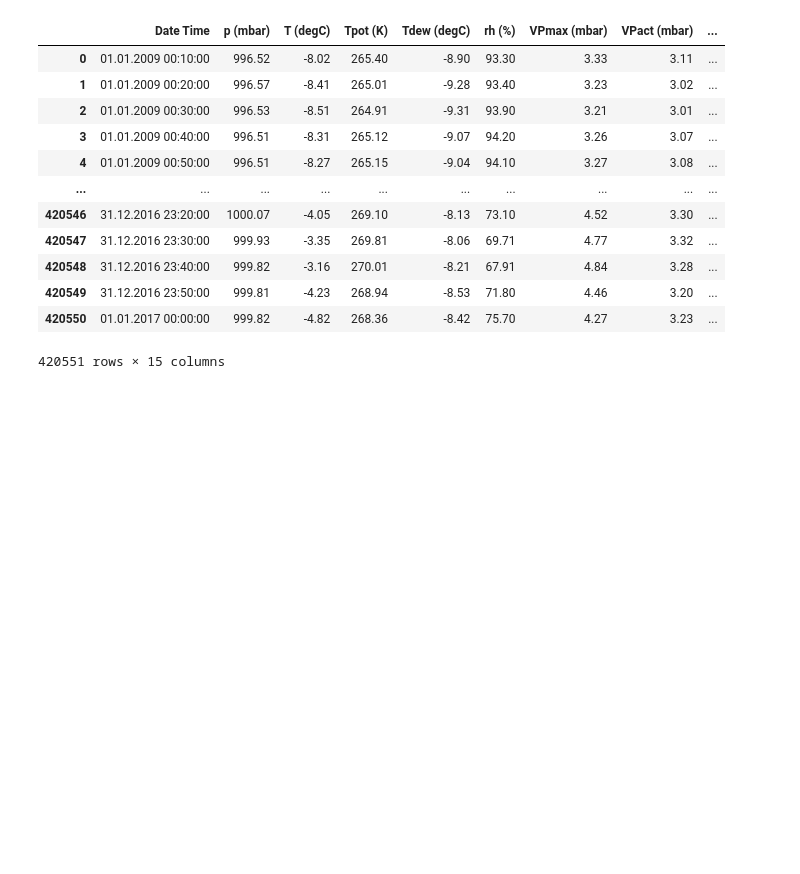
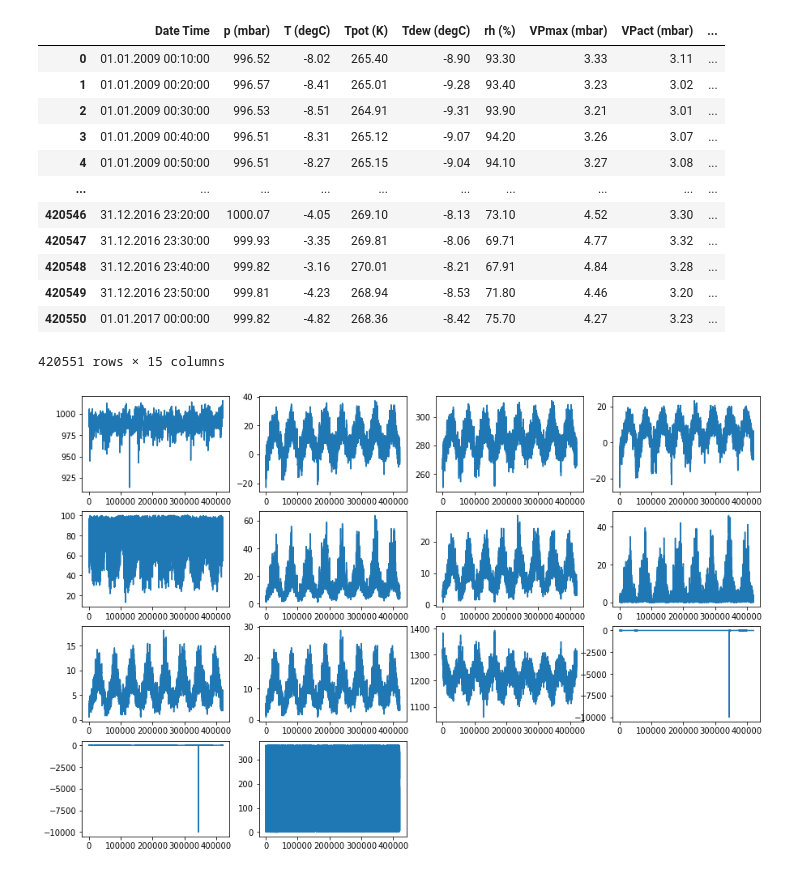
Before and after one commit to Lmombaerts/DL_teaching, a Jupyter notebook: weatherpred.ipynb, the cells around one changed output. Saved outputs shown, nothing was run; the diff lists cells and outputs as text; code cells hidden in the pictures; blank space fills up the shorter version.

```diff
--- a/weatherpred.ipynb
+++ b/weatherpred.ipynb
@@ -35,3 +32,17 @@ df
 | 420549 | 31.12.2016 23:50:00 | 999.81 | -4.23 | 268.94 | -8.53 | 71.80 | 4.46 | 3.20 | ... |
 | 420550 | 01.01.2017 00:00:00 | 999.82 | -4.82 | 268.36 | -8.42 | 75.70 | 4.27 | 3.23 | ... |
 420551 rows × 15 columns
+# %%
+def show_raw_visualization(data):
+    all_columns = data.columns[1:]
+    temp = 1
+    plt.figure(figsize=(15,10))
+    for column in all_columns:
+        plt.subplot(4,4,temp)
+        plt.plot(data[column])
+        temp = temp + 1
+    plt.show()
+
+show_raw_visualization(df)
+# %% [output]
+[figure, added]
```
Also changed, not shown: parts of 12 cells of this notebook.
